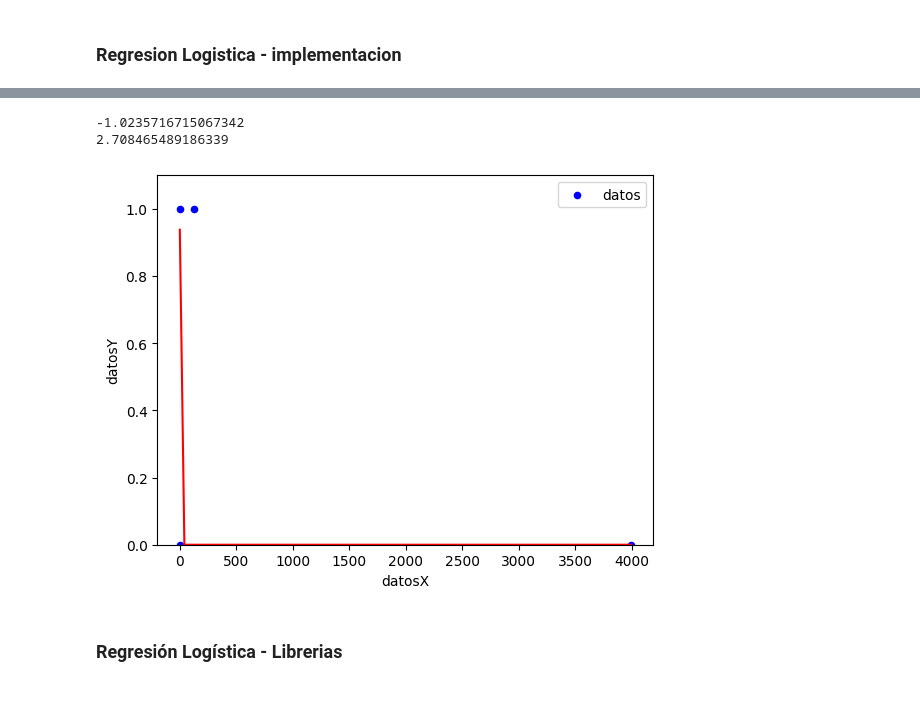
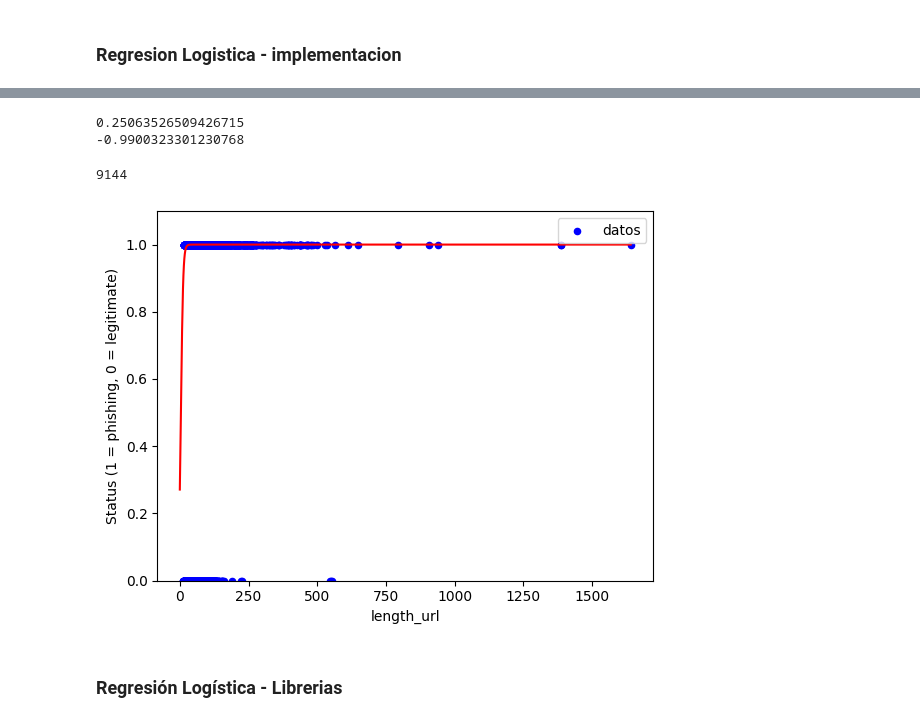
Before and after one commit to angelcast2002/Lab01-IA, a Jupyter notebook: lab01.ipynb, the cells around one changed output, grey strips where cells are left out. Saved outputs shown, nothing was run; the diff lists cells and outputs as text; code cells hidden in the pictures.

Commit message:
Graphs not working
again. Imma kill somebody

```diff
--- a/lab01.ipynb
+++ b/lab01.ipynb
@@ -107,7 +107,7 @@ desempeño principal
 # %%
 gradiente = pd.DataFrame()
 # 'length_url', 'nb_dots', 'nb_at', 'domain_age'
-gradiente["datosX"] = pd.DataFrame(X_entreno[0])
+gradiente["datosX"] = pd.DataFrame(X_entreno[:, 0])
 gradiente["datosY"] = pd.DataFrame(y_entreno.astype(int))
 gradiente["sigmoide"] = 0
 gradiente["error"] = 0
@@ -143,18 +152,25 @@ for i in range(1000):
 print(w)
 print(b)
 # %% [output]
--1.0235716715067342
-2.708465489186339
+0.25063526509426715
+-0.9900323301230768
 # %%
-x = np.linspace(0, gradiente["datosX"].max(), 100) # datos x es el conjunto de datos de entrenamiento
+x = np.linspace(0, gradiente["datosX"].max(), 1000) # datos x es el conjunto de datos de entrenamiento
 y = 1/(1+np.exp(-(x*w+b)))
+
+print(len(gradiente["datosX"]))
 
 gradiente.plot.scatter(x="datosX",y="datosY", label="datos", color="blue")
 plt.plot(x, y, '-r')
 plt.ylim(0,gradiente["datosY"].max()*1.1)
+
+plt.xlabel('length_url')
+plt.ylabel('Status (1 = phishing, 0 = legitimate)')
+
 plt.show()
 # %% [output]
+9144
-[figure, old version]
+[figure, new version]
 # %% [markdown]
 ### Regresión Logística - Librerias
 # %%
```
Also changed, not shown: parts of 5 cells of this notebook.
